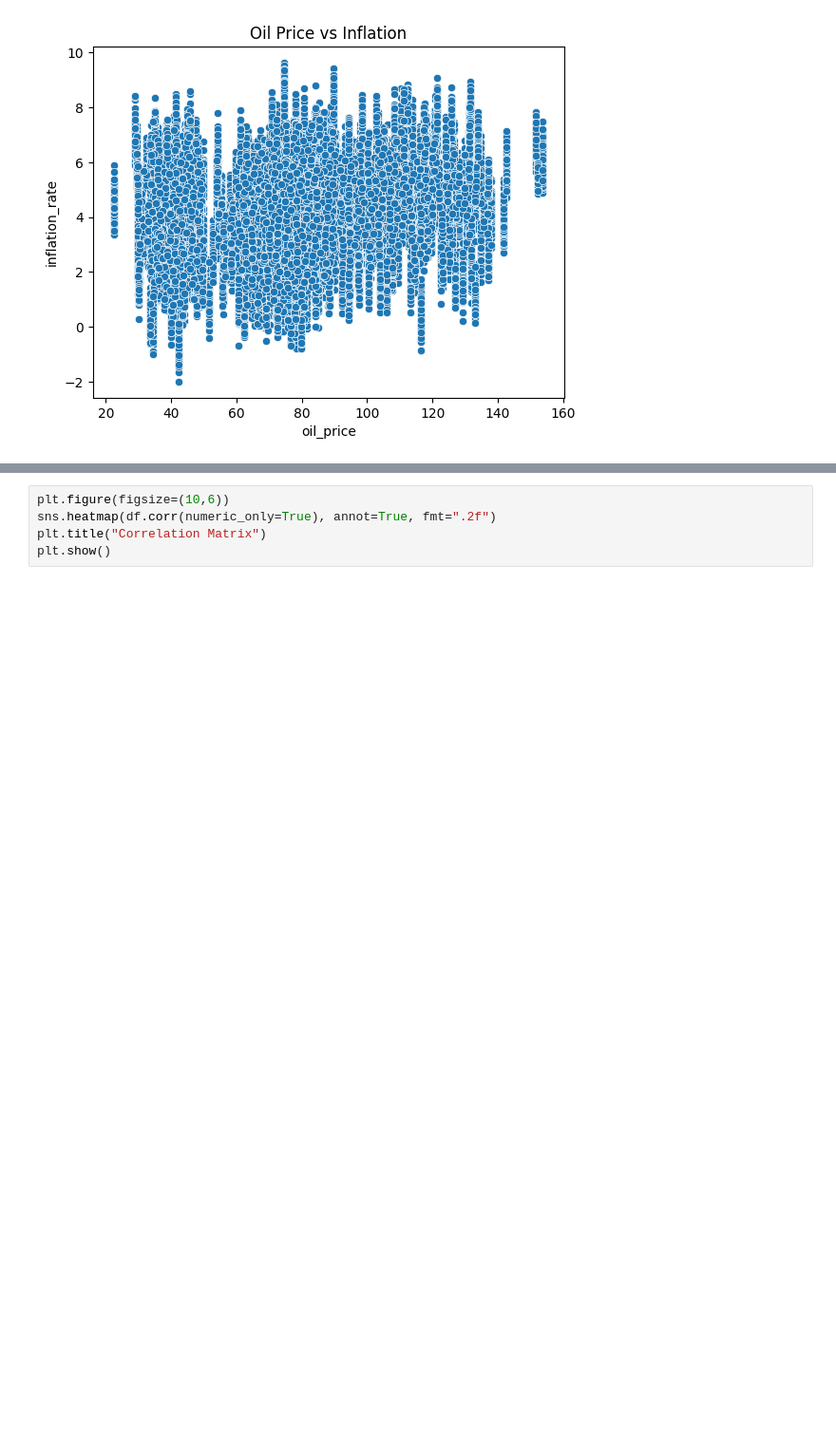
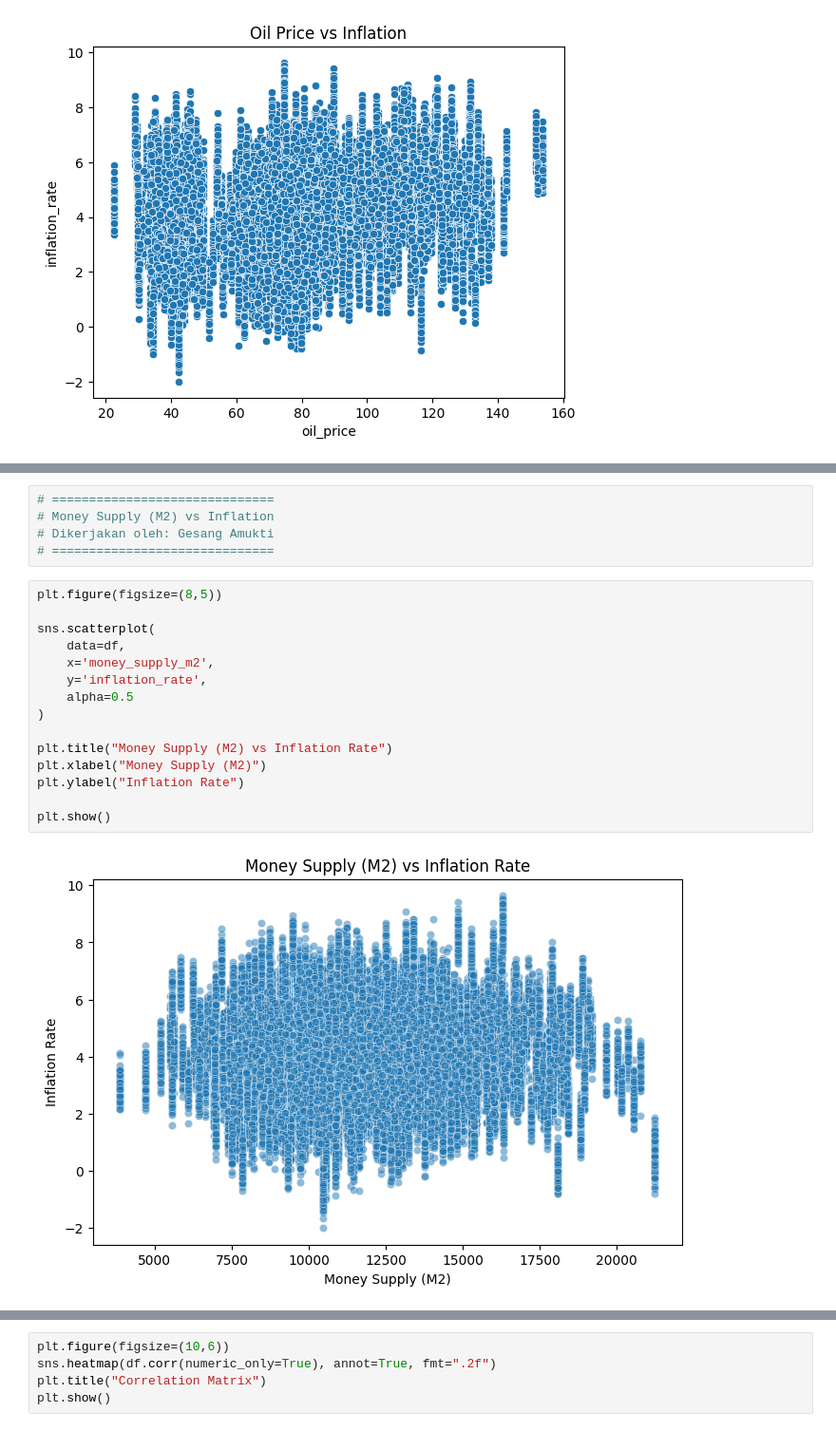
Before and after one commit to gesangamukti/global-inflation-analysis, a Jupyter notebook: globalinflationanalysispost-covid-eda-insight.ipynb, the cells around one changed output, grey strips where cells are left out. Shown at 95% size. Cells and saved outputs as stored; diff of their text form; blank space fills up the shorter version.

```diff
--- a/globalinflationanalysispost-covid-eda-insight.ipynb
+++ b/globalinflationanalysispost-covid-eda-insight.ipynb
@@ -123,0 +224,22 @@ plt.show()
+# %%
+# ==============================
+# Money Supply (M2) vs Inflation
+# Dikerjakan oleh: Gesang Amukti
+# ==============================
+# %%
+plt.figure(figsize=(8,5))
+
+sns.scatterplot(
+    data=df,
+    x='money_supply_m2',
+    y='inflation_rate',
+    alpha=0.5
+)
+
+plt.title("Money Supply (M2) vs Inflation Rate")
+plt.xlabel("Money Supply (M2)")
+plt.ylabel("Inflation Rate")
+
+plt.show()
+# %% [output]
+[figure, added]
```
Also changed, not shown: parts of 16 cells of this notebook.
